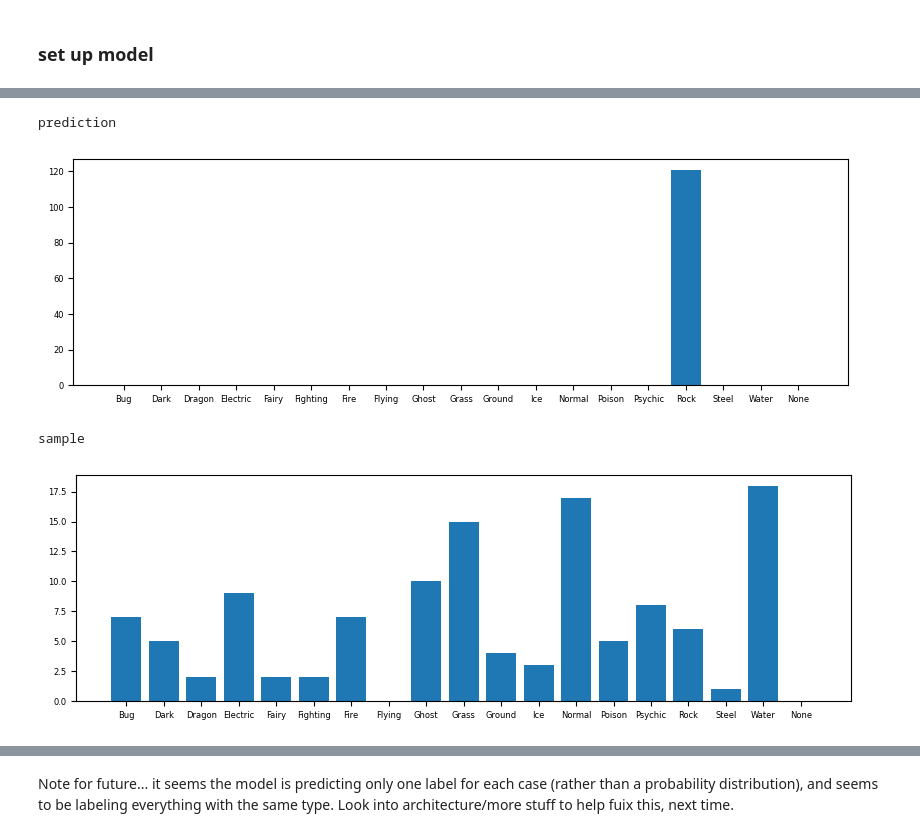
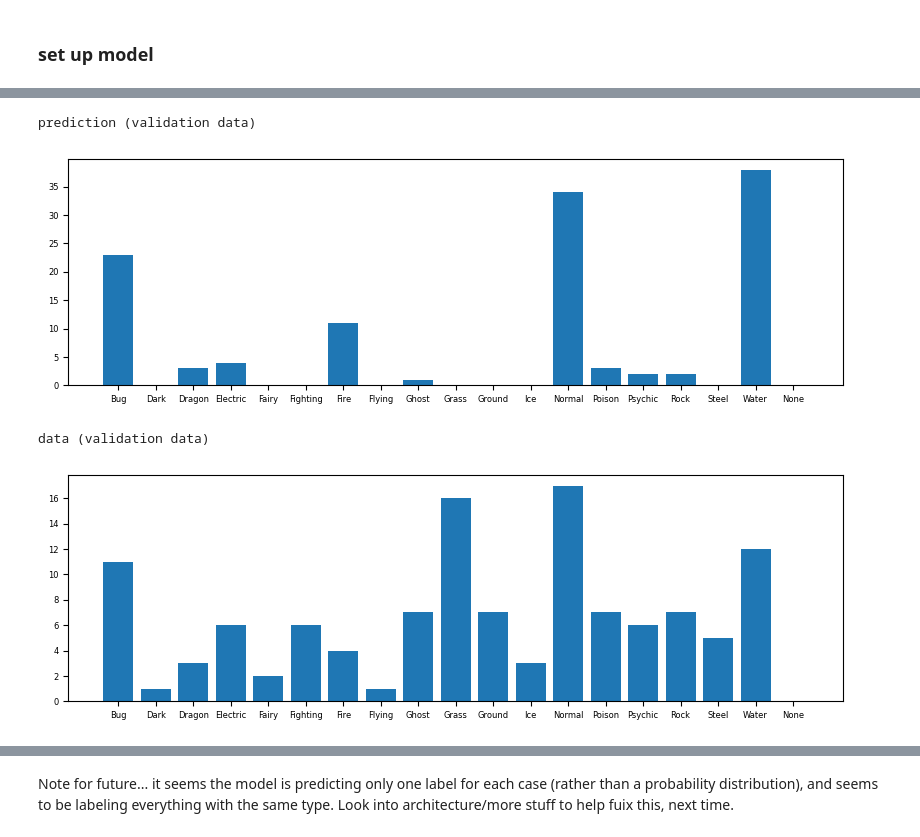
Before and after one commit to maria-yampolskaya/ProjectOAK, a Jupyter notebook: ProjectOAK_s.ipynb, the cells around one changed output, grey strips where cells are left out. Cells and saved outputs as stored; diff of their text form; code cells hidden in the pictures.

Commit message:
[ADD] data scaling before running network. [ADD] early stopping.

```diff
--- a/ProjectOAK_s.ipynb
+++ b/ProjectOAK_s.ipynb
@@ -40,6 +40,7 @@ IDXTYPE = {alltypes[i]:i for i in range(len(alltypes))} #dict with keys type, va
 TYPEIDX = {i:alltypes[i] for i in range(len(alltypes))} #dict with keys idx, vals type
 def i_to_type(indices): return np.vectorize(lambda i: TYPEIDX[i])(indices)
 def type_to_i(types):   return np.vectorize(lambda t: IDXTYPE[t])(types)
-def onehot_to_type(onehot, eps=1e-8): return i_to_type(np.where(onehot>eps)[-1])
-def onehot_to_i(onehot, eps=1e-8):    return np.where(onehot>eps)[-1]
+def onehot_to_type(onehot, eps=1e-8):  return i_to_type(np.where(onehot>eps)[-1])
+def onehot_to_i(onehot, eps=1e-8):     return np.where(onehot>eps)[-1]
+def prediction_to_i(modelpredict):     return np.argmax(modelpredict, axis=-1)
 ilabels = np.array([[IDXTYPE[row[1]],IDXTYPE[row[2]]] for row in pokedata])
@@ -141,5 +186,5 @@ def splitdata(data, labels, val_size=0.2, test_size=0.1):
 # %%
-dd = splitdata(images, labels, 0.2, 0.1)
+dd = scaled_datasets(splitdata(images, labels, 0.2, 0.1))
 print(dd['train']['data'].shape)
 print(dd['val']['data'].shape)
 print(dd['test']['data'].shape)
@@ -210,0 +250,17 @@ Epoch 3/3
+# %%
+epochs = 15
+batch_size = 32
+verbose = 1
+
+model = create_CNN()
+
+callback = tf.keras.callbacks.EarlyStopping(
+    monitor='val_loss', min_delta=0, patience=3, verbose=0, mode='auto',
+    baseline=None, restore_best_weights=False
+)
+history = model.fit(dd['train']['data'], dd['train']['labels'], validation_data=(dd['val']['data'], dd['val']['labels']),
+                      batch_size=batch_size, epochs=epochs, verbose=verbose, callbacks=[callback])
+
+# train the data for 500 epochs
+#model.fit(data_train, labels_train, batch_size = 32, epochs = 500, verbose=1, validation_split = 0.1)
+#model.evaluate(dd['val']['data'], dd['val']['labels'])
@@ -211,18 +309,19 @@ Epoch 3/3
 # %%
-predictions = onehot_to_i(model.predict(dd['val']['data']))
+#predictions = onehot_to_i(model.predict(dd['val']['data']))
+predictions = prediction_to_i(model.predict(dd['val']['data'])) #prediction = type with max probability.
 assert len(predictions)==len(dd['val']['data'])
-print('prediction')
+print('prediction (validation data)')
 plt.figure(figsize=(10,3))
 bc_p = np.bincount(predictions, minlength=NTYPES+1)
 plt.bar(alltypes, bc_p);
 plt.show()
-print('sample')
+print('data (validation data)')
 plt.figure(figsize=(10,3))
 bc_s = np.bincount(dd['val']['labels'], minlength=NTYPES+1)
 plt.bar(alltypes, bc_s);
 plt.show()
 # %% [output]
-prediction
+prediction (validation data)
-[figure, old version]
+[figure, new version]
-sample
+data (validation data)
-[figure, old version]
+[figure, new version]
```
Also changed, not shown: parts of 16 cells of this notebook.
